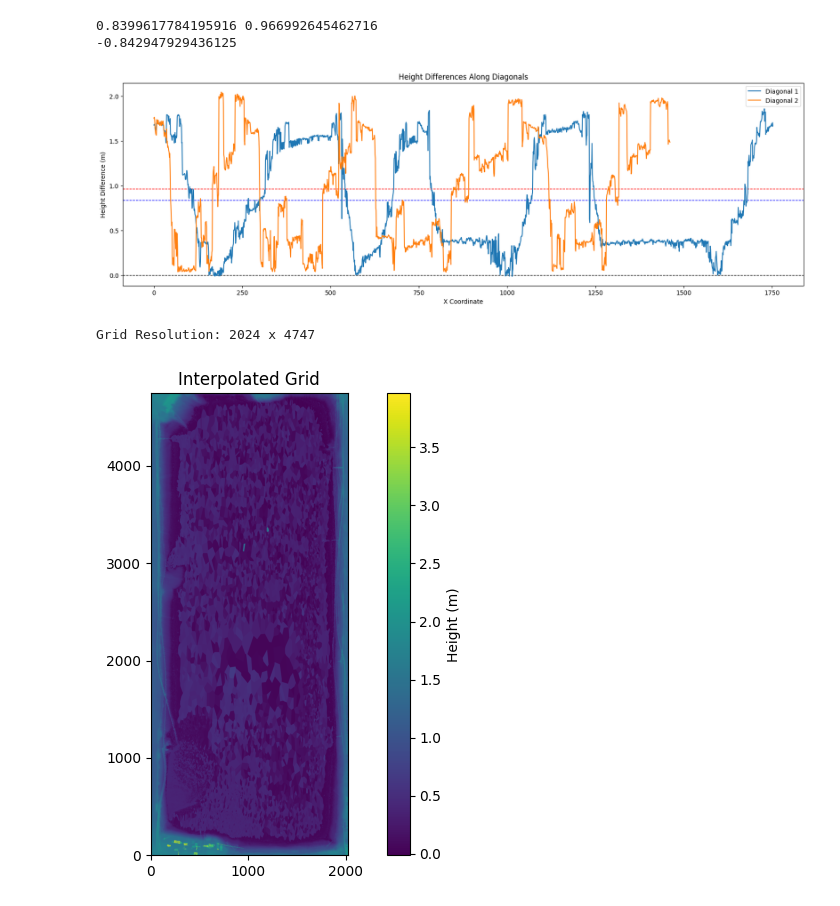
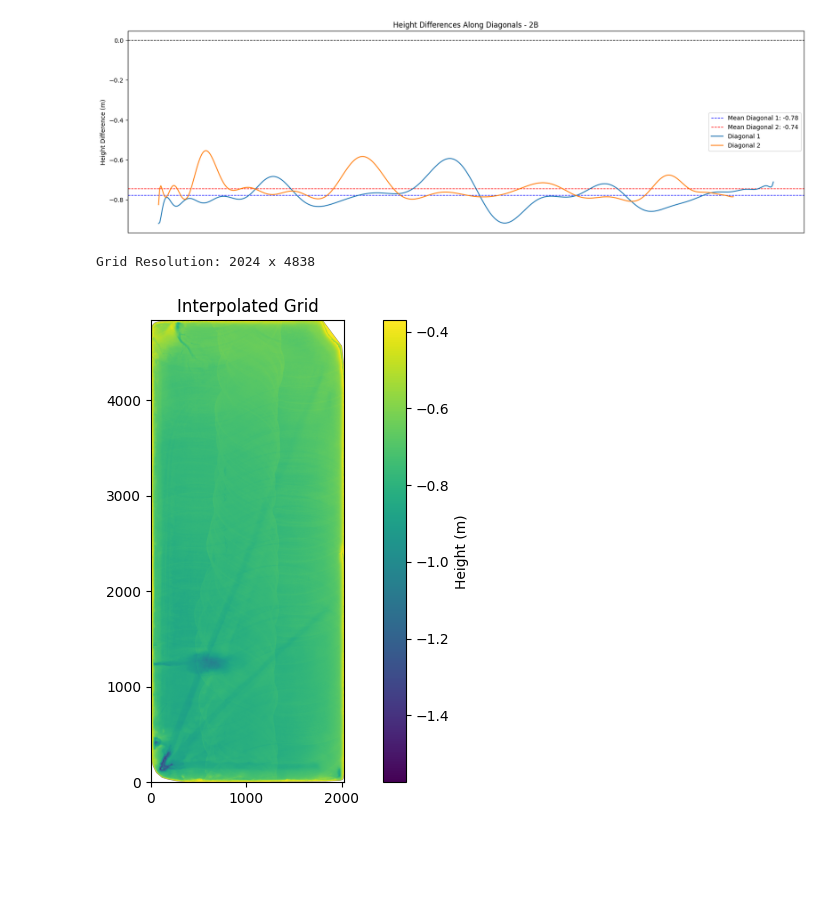
Before and after one commit to Kauel-Chile/sqm_batimetria, a Jupyter notebook: discrete_interface.ipynb, the cells around one changed output. Drawn from its saved outputs; the diff is of its cells as text; code cells hidden in the pictures; blank space fills up the shorter version.

Commit message:
update method

```diff
--- a/discrete_interface.ipynb
+++ b/discrete_interface.ipynb
@@ -77,19 +77,13 @@ other_points = las_data_points[las_data_points[:,-1] != 65]
 water_points = las_data_points[las_data_points[:,-1] == 65]
 
 mean_of_water_points = np.mean(water_points[:,2], axis=0)
-percentile_99 = np.percentile(water_points[:,2], 99)
+height_water = np.percentile(water_points[:,2], 99)
 
 X = other_points[:, 0]
 Y = other_points[:, 1]
 Z = other_points[:, 2]
 
-# Load your point cloud as a numpy array (N, 3)
-plane1 = pyrsc.Plane()
-best_eq, best_inliers = plane1.fit(water_points[:,:3], 0.01)
-
-A, B, C, D  = best_eq
-print(f"Ecuación del plano: {A}x + {B}y + {C}z + {D} = 0")
-distances = (A * X + B * Y + C * Z + D) / np.sqrt(A**2 + B**2 + C**2)
+distances = Z - mean_of_water_points
 
 # Separar los puntos por encima y por debajo del plano
 below_plane = distances < -DELTA_WATER
@@ -97,5 +91,3 @@ above_plane = distances >= DELTA_WATER
 
 points_below = np.column_stack((X[below_plane], Y[below_plane], Z[below_plane]))
 points_above = np.column_stack((X[above_plane], Y[above_plane], Z[above_plane]))
-
-if abs(np.round(A)) == 0 and abs(np.round(B)) == 0 and abs(np.round(C)) == 0:
@@ -134,6 +148,4 @@ Widget(value='<iframe src="http://localhost:37181/index.html?ui=P_0x7c12483f4520
 # %%
-points_below = np.column_stack((X[below_plane], Y[below_plane], Z[below_plane]))
-
 # Calcular las diagonales principales y secundarias
 x_min_below = np.min(points_below[:, 0])
 x_max_below = np.max(points_below[:, 0])
@@ -156,7 +168,7 @@ def distance_to_line(points, line_start, line_end):
     return numerator / denominator
 
 # Umbral de distancia para considerar que un punto está en la diagonal
-threshold = 0.001
+threshold = 0.01
 
 # Identificar los puntos que pertenecen a las diagonales
 distances_diagonal1 = distance_to_line(points_below, diagonal1[0], diagonal1[1])
@@ -164,6 +176,9 @@ distances_diagonal2 = distance_to_line(points_below, diagonal2[0], diagonal2[1])
 
 points_on_diagonal1 = points_below[distances_diagonal1 < threshold]
 points_on_diagonal2 = points_below[distances_diagonal2 < threshold]
+
+points_on_diagonal1 = remove_low_density_points(points_on_diagonal1, radius=threshold, min_neighbors=10)
+points_on_diagonal2 = remove_low_density_points(points_on_diagonal2, radius=threshold, min_neighbors=10)
 
 # Crear un plotter de PyVista
 plotter = pv.Plotter()
@@ -185,32 +200,34 @@ Widget(value='<iframe src="http://localhost:37181/index.html?ui=P_0x7c12524dc160
 # %%
-height_water = np.percentile(water_points[:,2], 99)
-z_below = points_below[:,2]
-z = (height_water - z_below) * (z_max - z_min)
-
 z_d1 = (height_water - points_on_diagonal1[:,2]) * (z_max - z_min) * -1
 z_d2 = (height_water - points_on_diagonal2[:,2]) * (z_max - z_min) * -1
 z_d2 = z_d2[::-1]
 
+degree = 30
+poly_d1 = Polynomial.fit(np.arange(len(z_d1)), z_d1, degree)
+poly_d2 = Polynomial.fit(np.arange(len(z_d2)), z_d2, degree)
+
+x_new_d1 = np.linspace(0, len(z_d1) - 1, 500)
+x_new_d2 = np.linspace(0, len(z_d2) - 1, 500)
+z_new_d1 = poly_d1(x_new_d1)
+z_new_d2 = poly_d2(x_new_d2)
+
 mean_diagonal1 = np.mean(z_d1)
 mean_diagonal2 = np.mean(z_d2)
-print(mean_diagonal1, mean_diagonal2)
-print(np.mean(z))
 
 plt.figure(figsize=(20, 6))
 plt.axhline(0, color='black', linestyle='--', linewidth=1)
-plt.axhline(mean_diagonal1, color='blue', linestyle='--', linewidth=1)
-plt.axhline(mean_diagonal2, color='red', linestyle='--', linewidth=1)
-plt.plot(z_d1, label='Diagonal 1')
-plt.plot(z_d2, label='Diagonal 2')
-plt.xlabel('X Coordinate')
+plt.axhline(mean_diagonal1, color='blue', linestyle='--', linewidth=1, label=f'Mean Diagonal 1: {mean_diagonal1:.2f}')
+plt.axhline(mean_diagonal2, color='red', linestyle='--', linewidth=1, label=f'Mean Diagonal 2: {mean_diagonal2:.2f}')
+plt.plot(x_new_d1, z_new_d1, label='Diagonal 1')
+plt.plot(x_new_d2, z_new_d2, label='Diagonal 2')
 plt.ylabel('Height Difference (m)')
-plt.title('Height Differences Along Diagonals')
+plt.title(f'Height Differences Along Diagonals - {POOL_NAME}')
+plt.xticks([])
 plt.legend()
+plt.savefig(f'{OUTPUTS_PATH}/{POOL_NAME}_diagonals.png')
 plt.show()
 # %% [output]
-0.8399617784195916 0.966992645462716
--0.842947929436125
-[figure, old version]
+[figure, new version]
 # %%
 import json
 
@@ -239,9 +258,8 @@ file = {
 with open(f'{OUTPUTS_PATH}/{POOL_NAME}.json', 'w') as json_file:
     json.dump(file, json_file, indent=4)
 # %%
-p99 = np.percentile(water_points[:,2], 99)
 z_below = points_below[:,2]
-z = (p99 - z_below) * (z_max - z_min)
+z = (height_water - z_below) * (z_max - z_min)
 
 h1 = points_below_pv
 h0 = water_points_pv
@@ -262,7 +280,7 @@ grid_x, grid_y = np.meshgrid(
     np.linspace(y1_min, y1_max, grid_res_y)
 )
 
-grid_z = griddata((x1, y1), z, (grid_x, grid_y), method="nearest")*-1
+grid_z = griddata((x1, y1), z, (grid_x, grid_y), method="linear")*-1
 
 plt.figure(figsize=(10, 6))
 plt.imshow(grid_z, origin='lower', cmap='viridis')
@@ -270,8 +288,8 @@ plt.colorbar(label='Height (m)')
 plt.title('Interpolated Grid')
 plt.show()
 # %% [output]
-Grid Resolution: 2024 x 4747
+Grid Resolution: 2024 x 4838
-[figure, old version]
+[figure, new version]
 # %%
 os.environ["OPENCV_IO_ENABLE_OPENEXR"] = "1"
 
```
Also changed, not shown: parts of 7 cells of this notebook.
